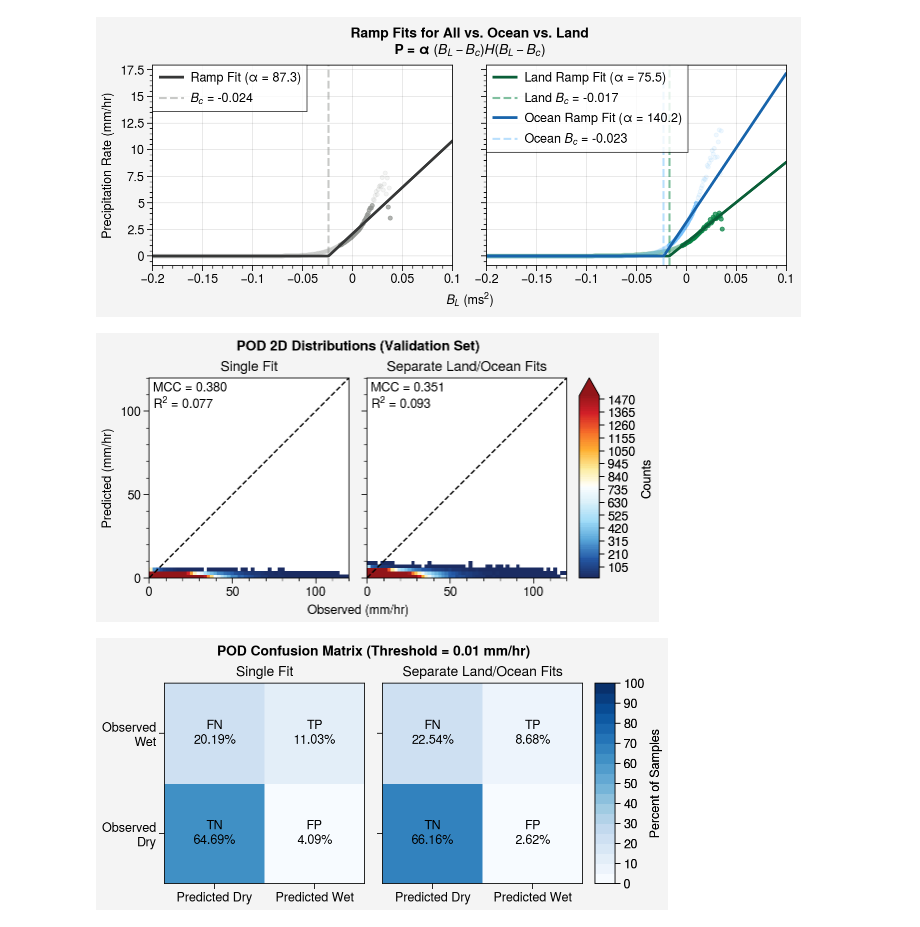
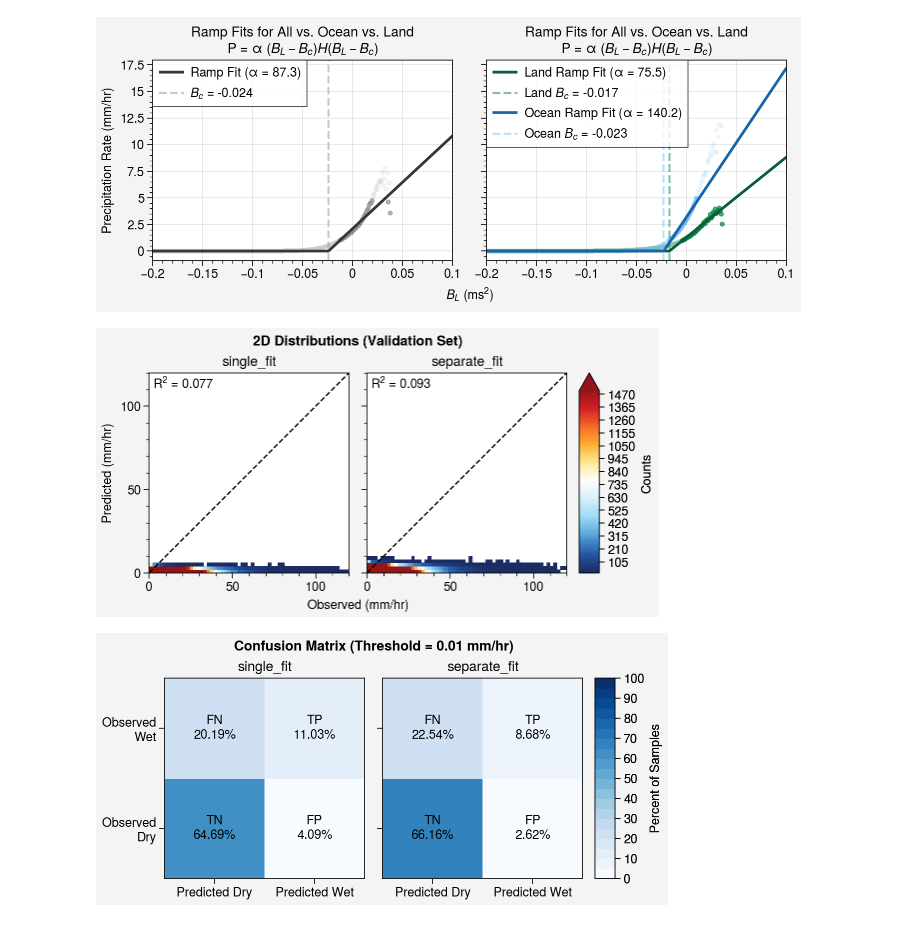
Before and after one commit to savannahferretti/monsoon-sr, a Jupyter notebook: notebooks/pod.ipynb, the cells around one changed output. Drawn from its saved outputs; the diff is of its cells as text; code cells hidden in the pictures.

```diff
--- a/notebooks/pod.ipynb
+++ b/notebooks/pod.ipynb
@@ -22,8 +23,7 @@ PRTHRESH   = 0.01
 # %%
 fig,axs = pplt.subplots(nrows=1,ncols=2,refwidth=3,refheight=2,share=True)
-axs.format(suptitle='Ramp Fits for All vs. Ocean vs. Land\nP = $\\alpha$ $\mathit{(B_L - B_c) H (B_L - B_c)}$',
+axs.format(title='Ramp Fits for All vs. Ocean vs. Land\nP = $\\alpha$ $\mathit{(B_L - B_c) H (B_L - B_c)}$',
            xlabel='$\mathit{B_L}$ (ms$^2$)',xlim=(-0.2,0.1),ylabel='Precipitation Rate (mm/hr)')
-
 for i,run in enumerate(RUNS):
     runname     = run['run_name']
     mode        = run['mode']
@@ -32,33 +32,32 @@ for i,run in enumerate(RUNS):
     xbins = data['bincenters']
     if mode=='pooled':
         ymeans   = data['ymeanpooled']
         fitrange = data['fitrangepooled']
         alpha    = float(data['alphapooled'])
         blcrit   = float(data['blcritpooled'])
         axs[i].scatter(xbins[~fitrange],ymeans[~fitrange],color='gray',marker='.',alpha=0.1)
         axs[i].scatter(xbins[fitrange],ymeans[fitrange],color='gray',marker='.',alpha=0.7)
         axs[i].plot(xbins,alpha*np.maximum(0,xbins-blcrit),color='dark gray',linewidth=2,label=f'Ramp Fit ($\\alpha$ = {alpha:.1f})')
         axs[i].axvline(blcrit,color='gray',alpha=0.5,linestyle='--',label=fr'$\mathit{{B_c}}$ = {blcrit:.3f}')
     elif mode == 'regional':
         ymeansland    = data['ymeanland']
         fitrangeland  = data['fitrangeland']
         alphaland     = float(data['alphaland'])
         blcritland    = float(data['blcritland'])
         ymeansocean   = data['ymeanocean']
         fitrangeocean = data['fitrangeocean']
         alphaocean    = float(data['alphaocean'])
         blcritocean   = float(data['blcritocean'])
         axs[i].scatter(xbins[~fitrangeland],ymeansland[~fitrangeland],color='jungle green',marker='.',alpha=0.1)
         axs[i].scatter(xbins[fitrangeland],ymeansland[fitrangeland],color='jungle green',marker='.',alpha=0.7)
         axs[i].plot(xbins,alphaland*np.maximum(0,xbins-blcritland),color='spruce',linewidth=2,label=f'Land Ramp Fit ($\\alpha$ = {alphaland:.1f})')
         axs[i].axvline(blcritland,color='jungle green',alpha=0.5,linestyle='--',label=fr'Land $\mathit{{B_c}}$ = {blcritland:.3f}')
         axs[i].scatter(xbins[~fitrangeocean],ymeansocean[~fitrangeocean],color='blue3',marker='.',alpha=0.1)
         axs[i].scatter(xbins[fitrangeocean],ymeansocean[fitrangeocean],color='blue3',marker='.',alpha=0.7)
         axs[i].plot(xbins,alphaocean*np.maximum(0,xbins-blcritocean),color='blue9',linewidth=2,label=f'Ocean Ramp Fit ($\\alpha$ = {alphaocean:.1f})')
         axs[i].axvline(blcritocean,color='blue3',alpha=0.5,linestyle='--',label=fr'Ocean $\mathit{{B_c}}$ = {blcritocean:.3f}')
-
 axs.legend(loc='ul',ncols=1)
 pplt.show()
 # %% [output]
-[figure, old version]
+[figure, new version]
 # %%
@@ -115,51 +117,45 @@ binedges  = np.linspace(globalmin,globalmax,60)
 
 paneldata = []
 for runname,result in results.items():
-    description = result['description']
     ytrue = result['ytrue']
     ypred = result['ypred']
-    r2     = get_r2(ytrue,ypred,dims=None,fillnan='mean')
-    mcc,*_ = get_mcc(ytrue,ypred,dims=None,nanasnone=True)
+    r2     = get_r2(ytrue,ypred,dims=None)
     ytrueflat = ytrue.values.ravel()
     ypredflat = ypred.values.ravel()
     finite = np.isfinite(ytrueflat)&np.isfinite(ypredflat)
     hist,_,_ = np.histogram2d(ytrueflat[finite],ypredflat[finite],bins=[binedges,binedges])
     hist = np.ma.masked_where(hist==0,hist)
-    paneldata.append((description,hist,float(r2),float(mcc)))
+    paneldata.append((runname,hist,float(r2)))
 
 fig,axs = pplt.subplots(nrows=1,ncols=len(paneldata),refwidth=2,share=True)
-axs.format(suptitle='POD 2D Distributions (Validation Set)',xlabel='Observed (mm/hr)',ylabel='Predicted (mm/hr)')
-
+axs.format(suptitle='2D Distributions (Validation Set)',xlabel='Observed (mm/hr)',ylabel='Predicted (mm/hr)')
 im = None
-for ax,(description,hist,r2,mcc) in zip(axs,paneldata):
+for ax,(runname,hist,r2) in zip(axs,paneldata):
     im = ax.pcolormesh(binedges,binedges,hist.T,cmap='ColdHot',vmin=1,vmax=1500,levels=100,extend='max')
     ax.plot([globalmin,globalmax],[globalmin,globalmax],color='k',linewidth=1,linestyle='--')
-    ax.text(0.02,0.98,f'MCC = {mcc:.3f}\nR$^2$ = {r2:.3f}',transform=ax.transAxes,va='top',ha='left')
-    ax.format(title=description,xlim=(globalmin,globalmax),xticks=50,ylim=(globalmin,globalmax),yticks=50)
-
+    ax.text(0.02,0.98,f'R$^2$ = {r2:.3f}',transform=ax.transAxes,va='top',ha='left')
+    ax.format(title=runname,xlim=(globalmin,globalmax),xticks=50,ylim=(globalmin,globalmax),yticks=50)
 fig.colorbar(im,loc='r',label='Counts')
 pplt.show()
 # %% [output]
-[figure, old version]
+[figure, new version]
 # %%
 paneldata = []
 for runname,result in results.items():
-    description = result['description']
     ytrue  = result['ytrue']
     ypred  = result['ypred']
     finite = np.isfinite(ytrueflat)&np.isfinite(ypredflat)
-    mcc,tp,fp,fn,tn = get_mcc(ytrue,ypred,dims=None,nanasnone=True)
+    tp,fp,fn,tn = get_confusion_matrix(ytrue,ypred,dims=None)
     total  = tp+fp+tn+fn
     matrix = 100.0*np.array([[tn,fp],[fn,tp]],dtype=float)/total
-    paneldata.append((description,matrix,dict(TP=tp,FP=fp,FN=fn,TN=tn,total=total)))
+    paneldata.append((runname,matrix,dict(TP=tp,FP=fp,FN=fn,TN=tn,total=total)))
 
 fig,axs = pplt.subplots(ncols=len(paneldata),refwidth=2,share=True)
-axs.format(suptitle=f'POD Confusion Matrix (Threshold = {PRTHRESH} mm/hr)')
+axs.format(suptitle=f'Confusion Matrix (Threshold = {PRTHRESH} mm/hr)')
 im = None
-for ax,(description,matrix,count) in zip(axs,paneldata):
-    xedges = [0,1,2]
-    yedges = [0,1,2]
-    im = ax.pcolormesh(xedges,yedges,matrix,cmap='Blues',vmin=0,vmax=100,levels=21)
+for ax,(runname,matrix,count) in zip(axs,paneldata):
+    edges = [0,1,2]
+    im = ax.pcolormesh(edges,edges,matrix,cmap='Blues',vmin=0,vmax=100,levels=21)
     labels = [
         ('TN',count['TN'],matrix[0,0],0.5,0.5),
         ('FP',count['FP'],matrix[0,1],1.5,0.5),
@@ -167,11 +163,11 @@ for ax,(description,matrix,count) in zip(axs,paneldata):
         ('TP',count['TP'],matrix[1,1],1.5,1.5)]
     for label,value,percent,x,y in labels:
         ax.text(x,y,f'{label}\n{percent:.2f}%',ha='center',va='center')
-    ax.format(title=description,
+    ax.format(title=runname,
               xlim=(0,2),xticks=[0.5,1.5],xticklabels=['Predicted Dry','Predicted Wet'],xminorticks='none',
               ylim=(0,2),yticks=[0.5,1.5],yticklabels=['Observed\nDry','Observed\nWet'],yminorticks='none')
 fig.colorbar(im,loc='r',label='Percent of Samples')
 pplt.show()
 # %% [output]
-[figure, old version]
+[figure, new version]
 # %%
```
Also changed, not shown: parts of 3 cells of this notebook, 9 other files.
